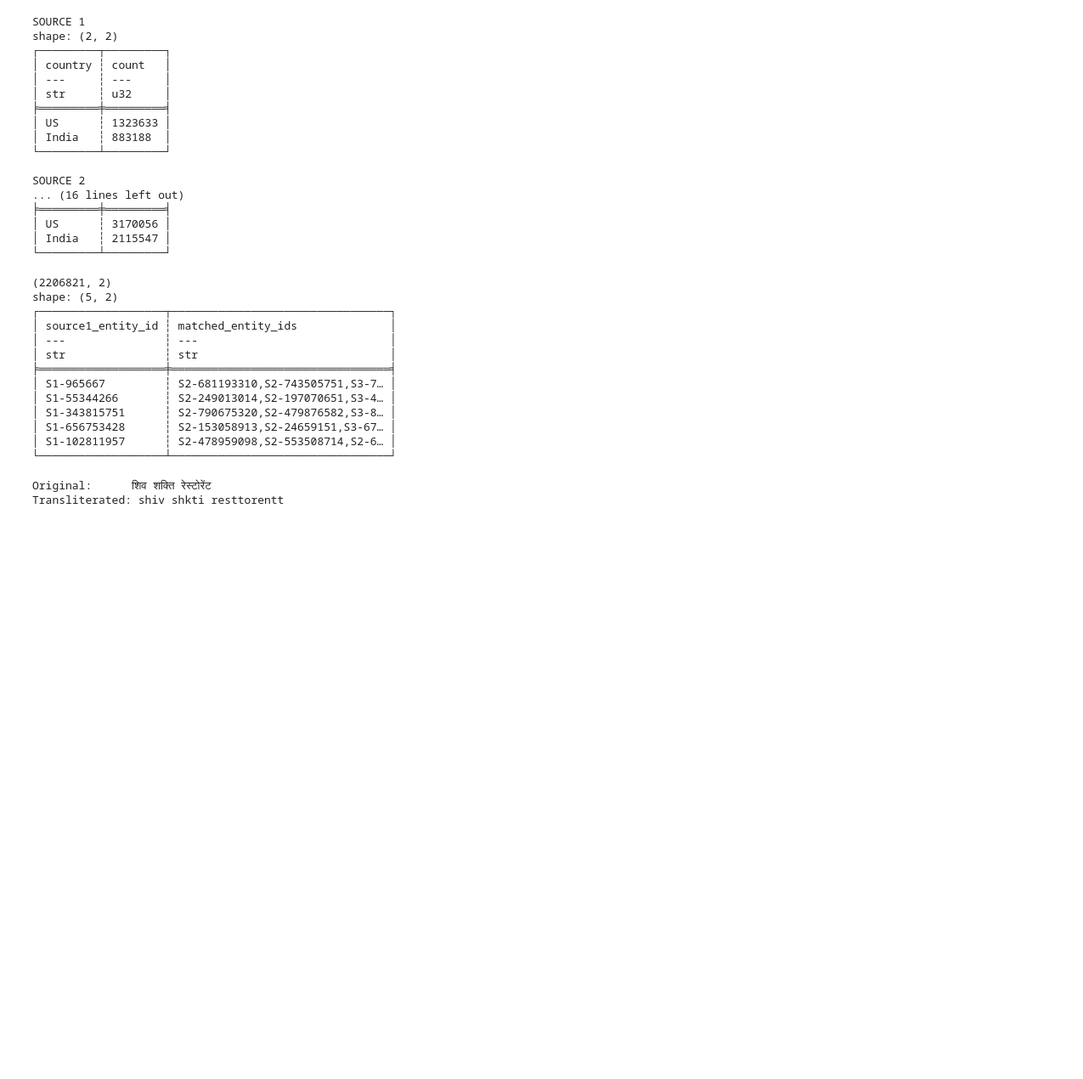
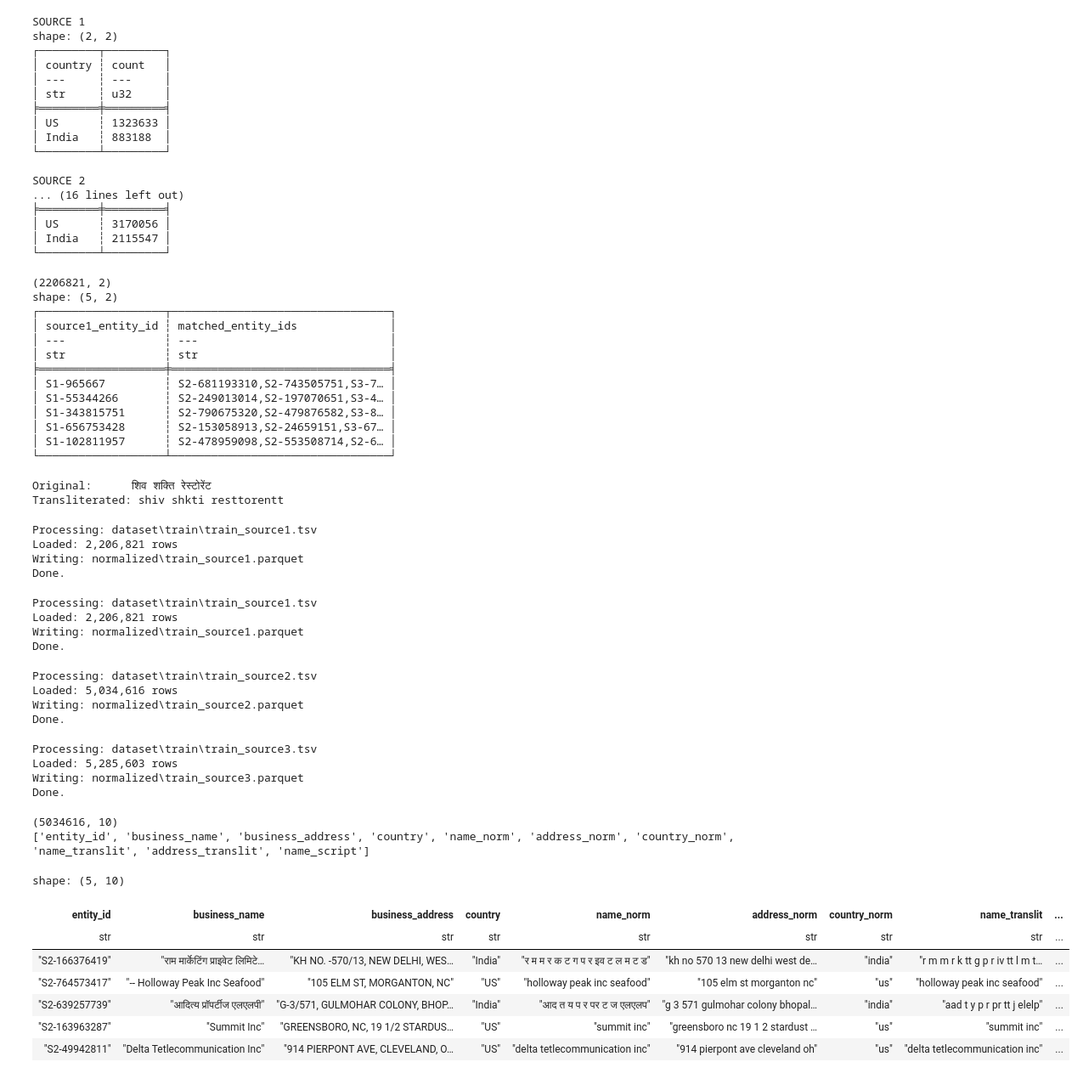
Before and after one commit to Krishwall/business_entity_resolution, a Jupyter notebook: business_train.ipynb, the cells around one changed output. Shown at 85% size. Cells and saved outputs as stored; diff of their text form; code cells hidden in the pictures; blank space fills up the shorter version.

```diff
--- a/business_train.ipynb
+++ b/business_train.ipynb
@@ -333,0 +437,46 @@ def normalize_columns(df):
+# %%
+process_source(TRAIN_S1, NORM_S1)
+# %% [output]
+Processing: dataset\train\train_source1.tsv
+Loaded: 2,206,821 rows
+Writing: normalized\train_source1.parquet
+Done.
+# %%
+process_source(TRAIN_S1, NORM_S1)
+# %% [output]
+Processing: dataset\train\train_source1.tsv
+Loaded: 2,206,821 rows
+Writing: normalized\train_source1.parquet
+Done.
+# %%
+process_source(TRAIN_S2, NORM_S2)
+# %% [output]
+Processing: dataset\train\train_source2.tsv
+Loaded: 5,034,616 rows
+Writing: normalized\train_source2.parquet
+Done.
+# %%
+process_source(TRAIN_S3, NORM_S3)
+# %% [output]
+Processing: dataset\train\train_source3.tsv
+Loaded: 5,285,603 rows
+Writing: normalized\train_source3.parquet
+Done.
+# %%
+s1 = pl.read_parquet(NORM_S2)
+
+print(s1.shape)
+print(s1.columns)
+
+s1.head()
+# %% [output]
+(5034616, 10)
+['entity_id', 'business_name', 'business_address', 'country', 'name_norm', 'address_norm', 'country_norm', 'name_translit', 'address_translit', 'name_script']
+shape: (5, 10)
+| entity_id | business_name | business_address | country | name_norm | address_norm | country_norm | name_translit | ... |
+| str | str | str | str | str | str | str | str | ... |
+| "S2-166376419" | "राम मार्केटिंग प्राइवेट लिमिटे… | "KH NO. -570/13, NEW DELHI, WES… | "India" | "र म म र क ट ग प र इव ट ल म ट ड" | "kh no 570 13 new delhi west de… | "india" | "r m m r k tt g p r iv tt l m t… | ... |
+| "S2-764573417" | "-- Holloway Peak Inc Seafood" | "105 ELM ST, MORGANTON, NC" | "US" | "holloway peak inc seafood" | "105 elm st morganton nc" | "us" | "holloway peak inc seafood" | ... |
+| "S2-639257739" | "आदित्य प्रॉपर्टीज एलएलपी" | "G-3/571, GULMOHAR COLONY, BHOP… | "India" | "आद त य प र पर ट ज एलएलप" | "g 3 571 gulmohar colony bhopal… | "india" | "aad t y p r pr tt j elelp" | ... |
+| "S2-163963287" | "Summit Inc" | "GREENSBORO, NC, 19 1/2 STARDUS… | "US" | "summit inc" | "greensboro nc 19 1 2 stardust … | "us" | "summit inc" | ... |
+| "S2-49942811" | "Delta Tetlecommunication Inc" | "914 PIERPONT AVE, CLEVELAND, O… | "US" | "delta tetlecommunication inc" | "914 pierpont ave cleveland oh" | "us" | "delta tetlecommunication inc" | ... |
```
Also changed, not shown: parts of 11 cells of this notebook, 1 other file.
